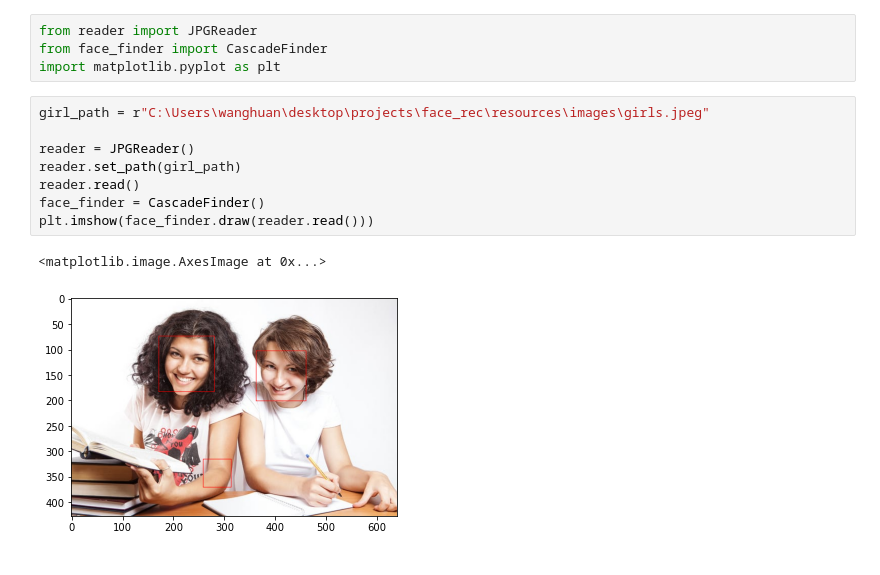
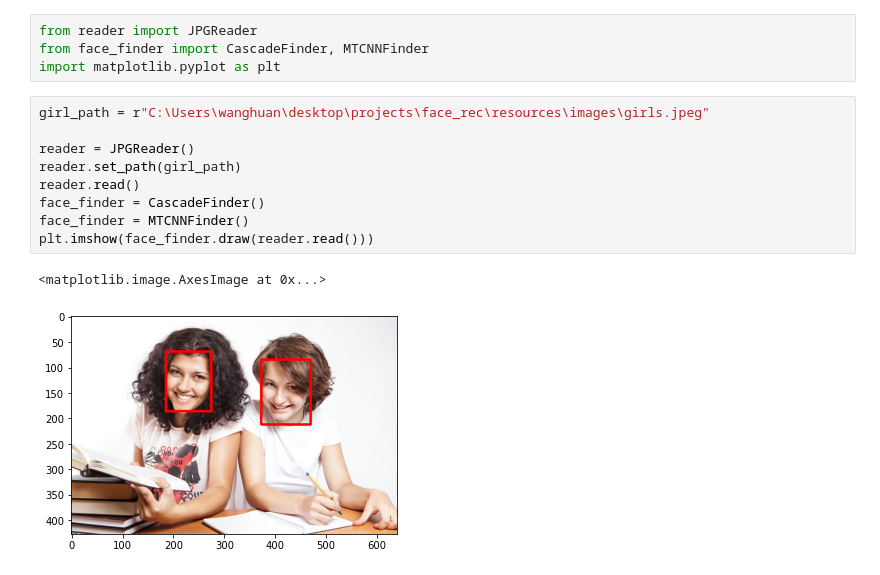
Before and after one commit to Kira1108/face_rec, a Jupyter notebook: experiments.ipynb, the cells around one changed output. Saved outputs shown, nothing was run; the diff lists cells and outputs as text.

Commit message:
add mtcnn finder

```diff
--- a/experiments.ipynb
+++ b/experiments.ipynb
@@ -1,15 +1,16 @@
 # %%
 from reader import JPGReader
-from face_finder import CascadeFinder
+from face_finder import CascadeFinder, MTCNNFinder
 import matplotlib.pyplot as plt
 # %%
 girl_path = r"C:\Users\wanghuan\desktop\projects\face_rec\resources\images\girls.jpeg"
 
 reader = JPGReader()
 reader.set_path(girl_path)
 reader.read()
 face_finder = CascadeFinder()
+face_finder = MTCNNFinder()
 plt.imshow(face_finder.draw(reader.read()))
 # %% [output]
 <matplotlib.image.AxesImage at 0x...>
-[figure, old version]
+[figure, new version]
```
Also changed, not shown: 2 other files.
